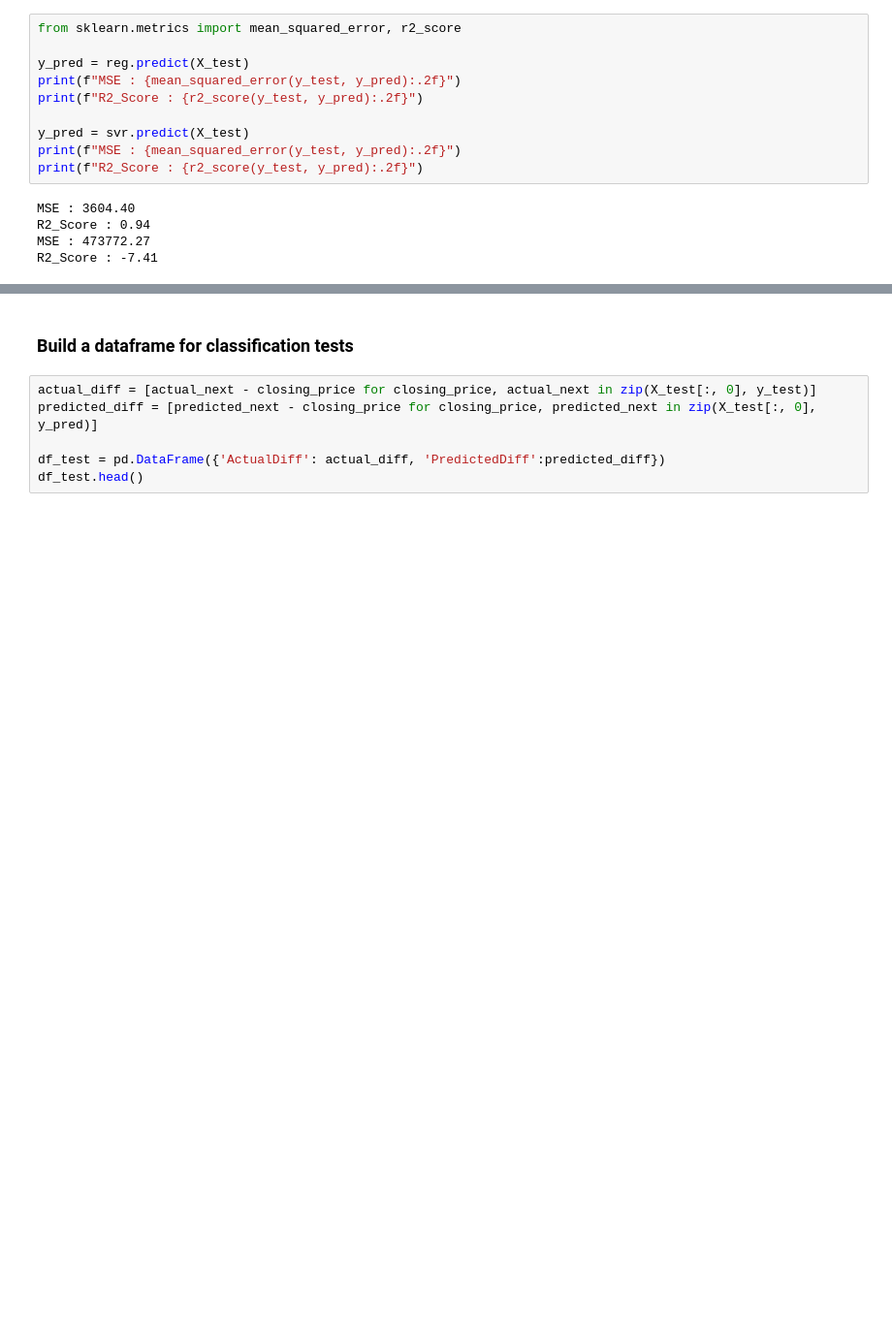
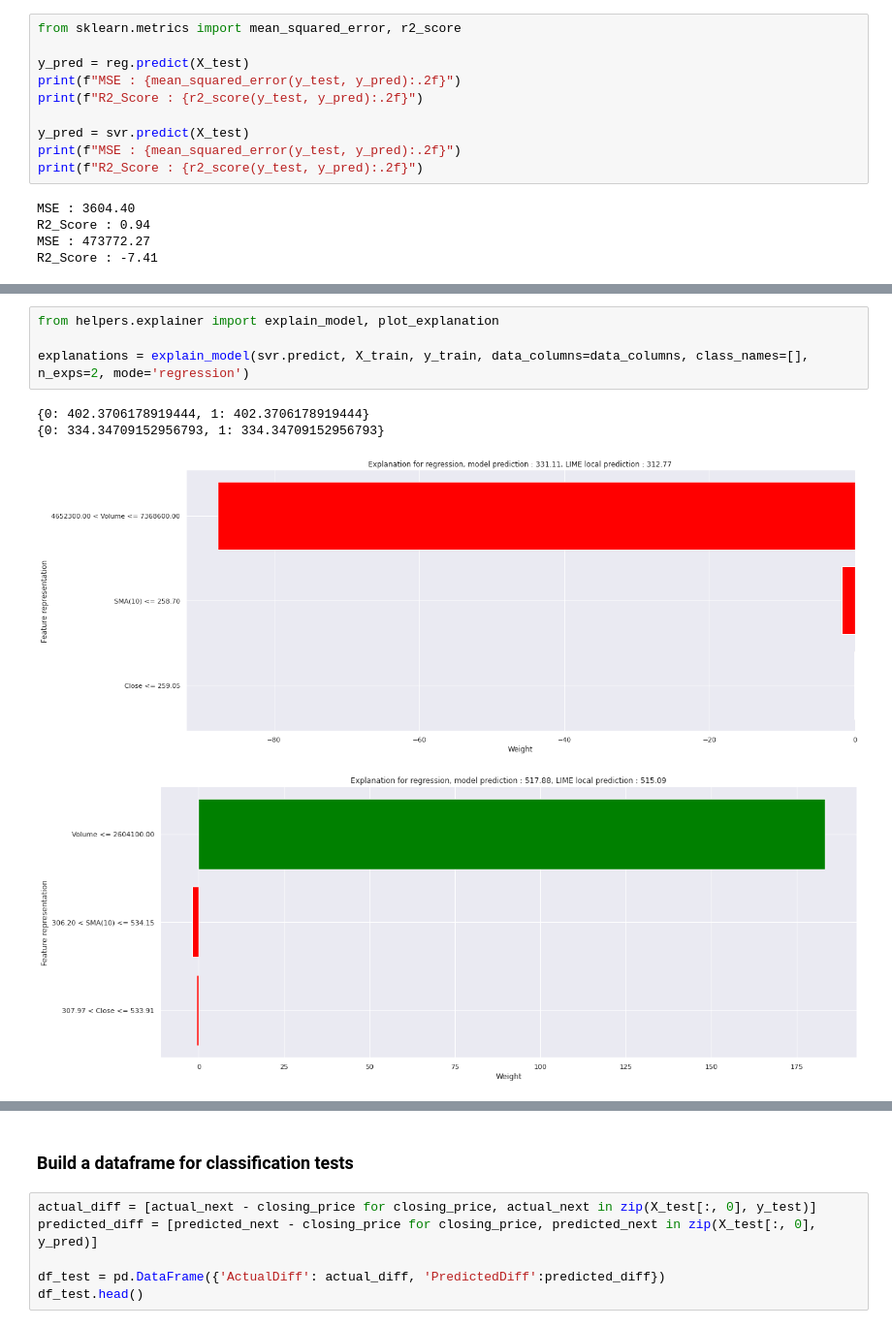
Before and after one commit to Naralas/StonksMarketPrediction, a Jupyter notebook: notebooks/StockPriceRegressionModel.ipynb, the cells around one changed output, grey strips where cells are left out. Shown at 97% size. Drawn from its saved outputs; the diff is of its cells as text; blank space fills up the shorter version.

```diff
--- a/notebooks/StockPriceRegressionModel.ipynb
+++ b/notebooks/StockPriceRegressionModel.ipynb
@@ -109,0 +86,9 @@ Right: 772.9503185048522
+# %%
+from helpers.explainer import explain_model, plot_explanation
+
+explanations = explain_model(svr.predict, X_train, y_train, data_columns=data_columns, class_names=[], n_exps=2, mode='regression')
+# %% [output]
+{0: 402.3706178919444, 1: 402.3706178919444}
+{0: 334.34709152956793, 1: 334.34709152956793}
+[figure, added]
+[figure, added]
```
Also changed, not shown: parts of 3 cells of this notebook, 16 other files.
